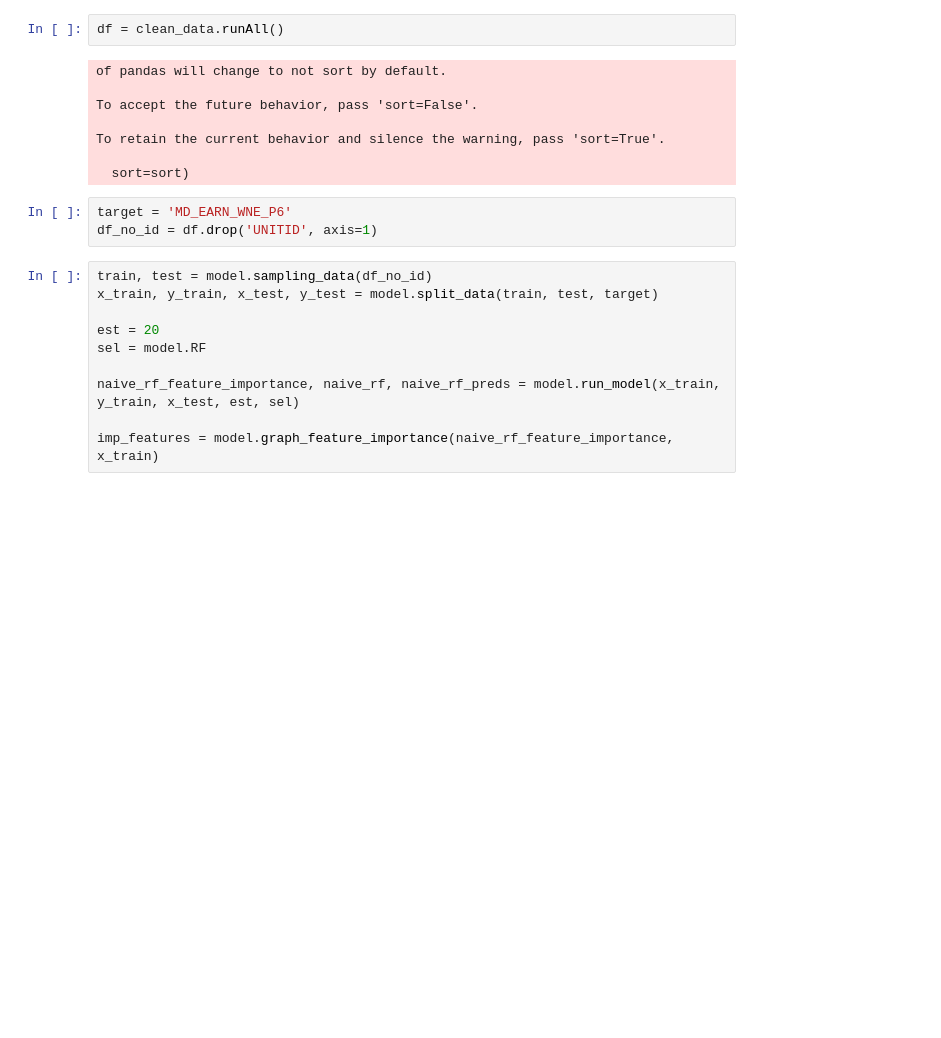
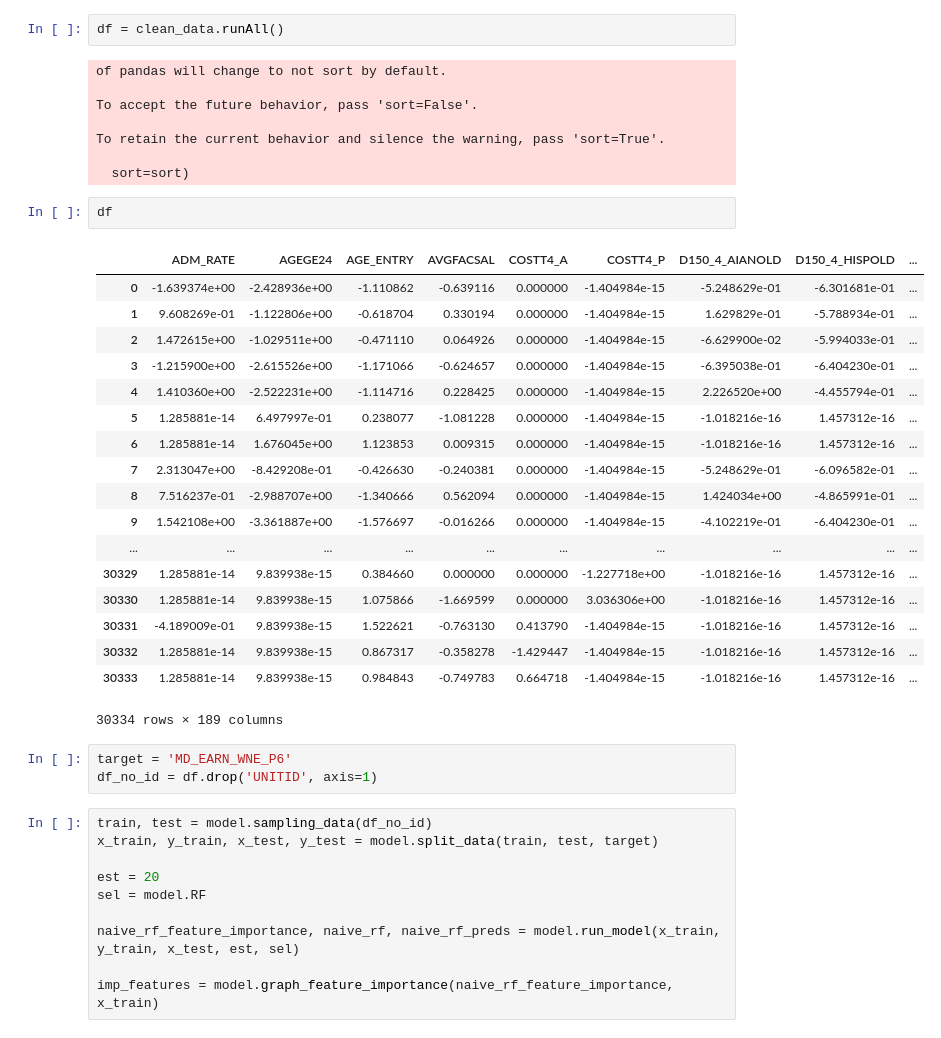
Before and after one commit to jeswan/post-secondary-education, a Jupyter notebook: naive_tree.ipynb, the cells around one changed output. Saved outputs shown, nothing was run; the diff lists cells and outputs as text; blank space fills up the shorter version.

```diff
--- a/naive_tree.ipynb
+++ b/naive_tree.ipynb
@@ -18,6 +19,27 @@ To accept the future behavior, pass 'sort=False'.
 To retain the current behavior and silence the warning, pass 'sort=True'.
 
   sort=sort)
+# %%
+df
+# %% [output]
+|  | ADM_RATE | AGEGE24 | AGE_ENTRY | AVGFACSAL | COSTT4_A | COSTT4_P | D150_4_AIANOLD | D150_4_HISPOLD | ... |
+| 0 | -1.639374e+00 | -2.428936e+00 | -1.110862 | -0.639116 | 0.000000 | -1.404984e-15 | -5.248629e-01 | -6.301681e-01 | ... |
+| 1 | 9.608269e-01 | -1.122806e+00 | -0.618704 | 0.330194 | 0.000000 | -1.404984e-15 | 1.629829e-01 | -5.788934e-01 | ... |
+| 2 | 1.472615e+00 | -1.029511e+00 | -0.471110 | 0.064926 | 0.000000 | -1.404984e-15 | -6.629900e-02 | -5.994033e-01 | ... |
+| 3 | -1.215900e+00 | -2.615526e+00 | -1.171066 | -0.624657 | 0.000000 | -1.404984e-15 | -6.395038e-01 | -6.404230e-01 | ... |
+| 4 | 1.410360e+00 | -2.522231e+00 | -1.114716 | 0.228425 | 0.000000 | -1.404984e-15 | 2.226520e+00 | -4.455794e-01 | ... |
+| 5 | 1.285881e-14 | 6.497997e-01 | 0.238077 | -1.081228 | 0.000000 | -1.404984e-15 | -1.018216e-16 | 1.457312e-16 | ... |
+| 6 | 1.285881e-14 | 1.676045e+00 | 1.123853 | 0.009315 | 0.000000 | -1.404984e-15 | -1.018216e-16 | 1.457312e-16 | ... |
+| 7 | 2.313047e+00 | -8.429208e-01 | -0.426630 | -0.240381 | 0.000000 | -1.404984e-15 | -5.248629e-01 | -6.096582e-01 | ... |
+| 8 | 7.516237e-01 | -2.988707e+00 | -1.340666 | 0.562094 | 0.000000 | -1.404984e-15 | 1.424034e+00 | -4.865991e-01 | ... |
+| 9 | 1.542108e+00 | -3.361887e+00 | -1.576697 | -0.016266 | 0.000000 | -1.404984e-15 | -4.102219e-01 | -6.404230e-01 | ... |
+| ... | ... | ... | ... | ... | ... | ... | ... | ... | ... |
+| 30329 | 1.285881e-14 | 9.839938e-15 | 0.384660 | 0.000000 | 0.000000 | -1.227718e+00 | -1.018216e-16 | 1.457312e-16 | ... |
+| 30330 | 1.285881e-14 | 9.839938e-15 | 1.075866 | -1.669599 | 0.000000 | 3.036306e+00 | -1.018216e-16 | 1.457312e-16 | ... |
+| 30331 | -4.189009e-01 | 9.839938e-15 | 1.522621 | -0.763130 | 0.413790 | -1.404984e-15 | -1.018216e-16 | 1.457312e-16 | ... |
+| 30332 | 1.285881e-14 | 9.839938e-15 | 0.867317 | -0.358278 | -1.429447 | -1.404984e-15 | -1.018216e-16 | 1.457312e-16 | ... |
+| 30333 | 1.285881e-14 | 9.839938e-15 | 0.984843 | -0.749783 | 0.664718 | -1.404984e-15 | -1.018216e-16 | 1.457312e-16 | ... |
+30334 rows × 189 columns
 # %%
 target = 'MD_EARN_WNE_P6'
 df_no_id = df.drop('UNITID', axis=1)
```
Also changed, not shown: parts of 6 cells of this notebook, 2 other files.
